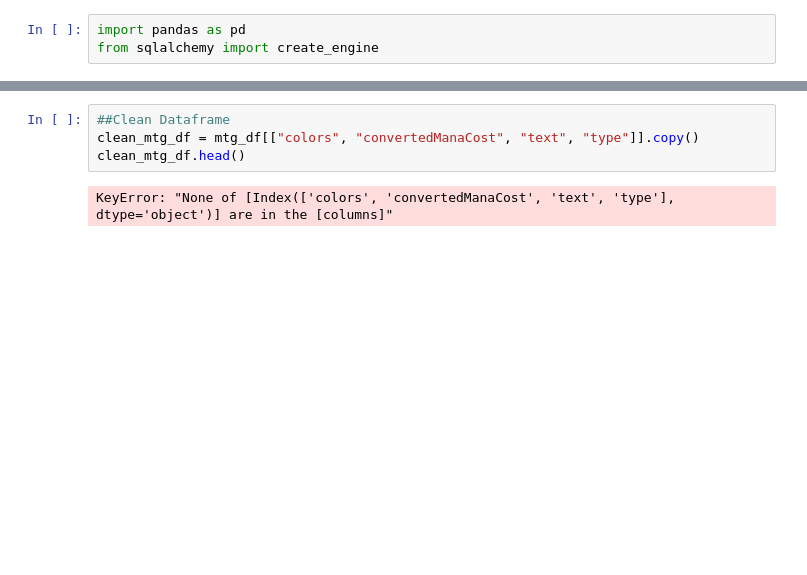
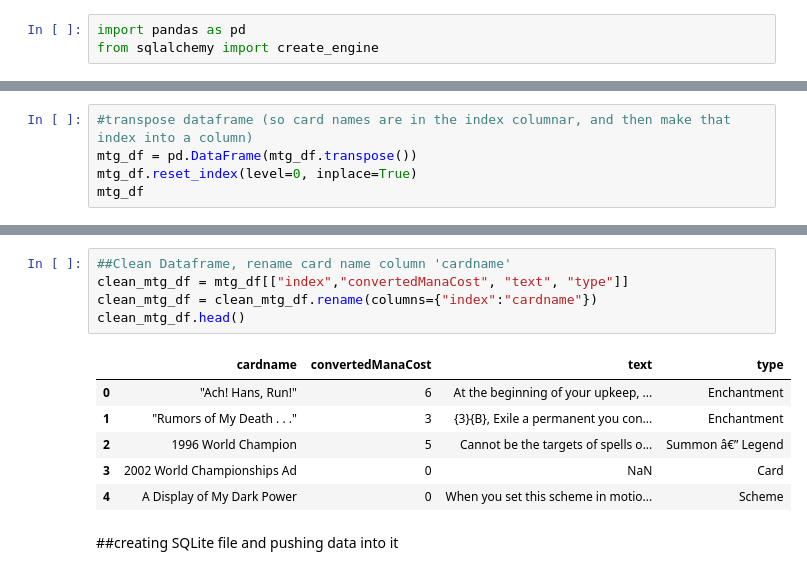
Before and after one commit to soobing91/P2_MTG_Prices_Database, a Jupyter notebook: Magic the Gathering Data Frame.ipynb, the cells around one changed output, grey strips where cells are left out. Drawn from its saved outputs; the diff is of its cells as text; blank space fills up the shorter version.

Commit message:
Adding cardinfo code and sqlite database

```diff
--- a/Magic the Gathering Data Frame.ipynb
+++ b/Magic the Gathering Data Frame.ipynb
@@ -47,0 +27,5 @@ mtg_df.transpose()
+# %%
+#transpose dataframe (so card names are in the index columnar, and then make that index into a column)
+mtg_df = pd.DataFrame(mtg_df.transpose())
+mtg_df.reset_index(level=0, inplace=True)
+mtg_df
@@ -48,6 +51,14 @@ mtg_df.transpose()
 # %%
-##Clean Dataframe
-clean_mtg_df = mtg_df[["colors", "convertedManaCost", "text", "type"]].copy()
+##Clean Dataframe, rename card name column 'cardname'
+clean_mtg_df = mtg_df[["index","convertedManaCost", "text", "type"]]
+clean_mtg_df = clean_mtg_df.rename(columns={"index":"cardname"})
 clean_mtg_df.head()
 # %% [output]
-KeyError: "None of [Index(['colors', 'convertedManaCost', 'text', 'type'], dtype='object')] are in the [columns]"
+|  | cardname | convertedManaCost | text | type |
+| 0 | "Ach! Hans, Run!" | 6 | At the beginning of your upkeep, ... | Enchantment |
+| 1 | "Rumors of My Death . . ." | 3 | {3}{B}, Exile a permanent you con... | Enchantment |
+| 2 | 1996 World Champion | 5 | Cannot be the targets of spells o... | Summon â€” Legend |
+| 3 | 2002 World Championships Ad | 0 | NaN | Card |
+| 4 | A Display of My Dark Power | 0 | When you set this scheme in motio... | Scheme |
+# %% [markdown]
+##creating SQLite file and pushing data into it
```
Also changed, not shown: parts of 10 cells of this notebook, 2 other files.
